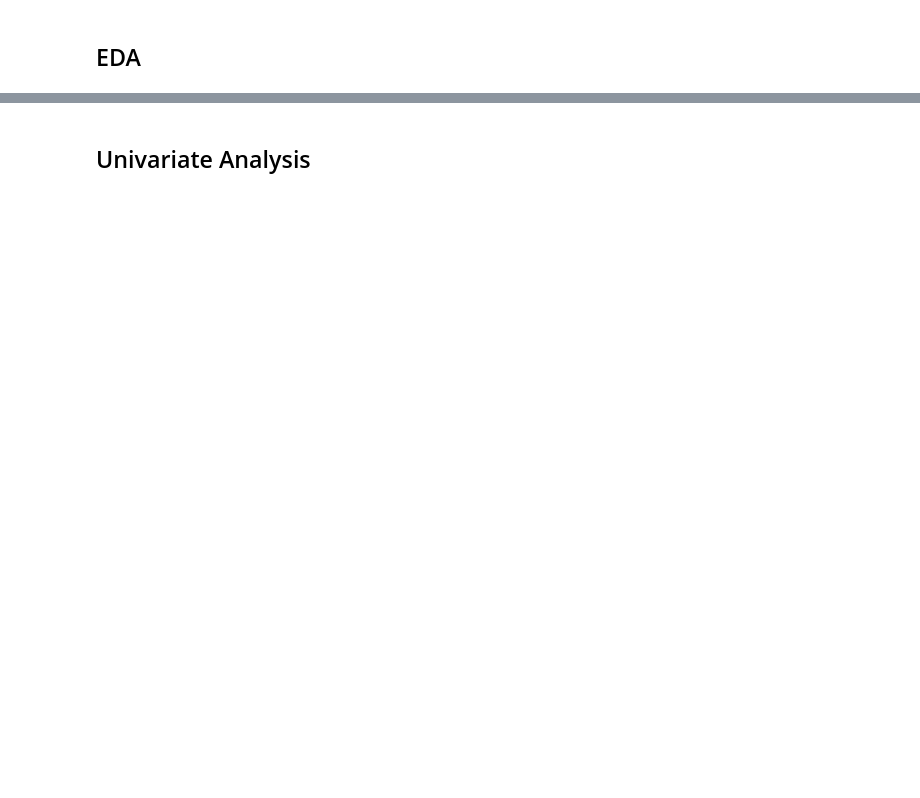
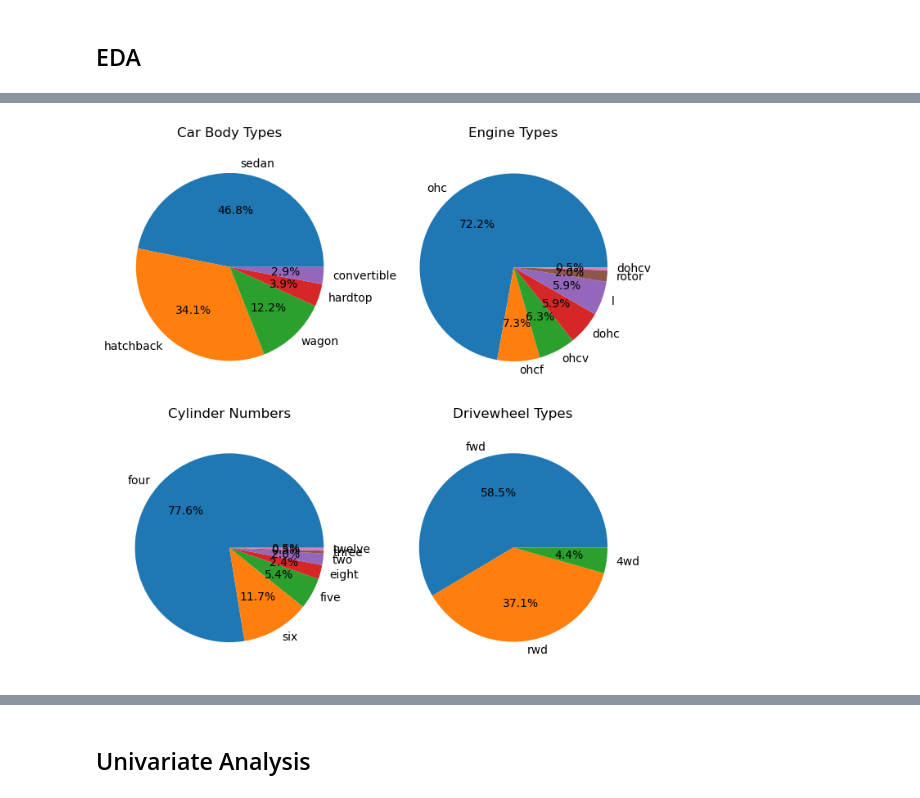
Before and after one commit to mohammedtareeq786/Kuruma_Auto, a Jupyter notebook: Kuruma_Auto_EDA.ipynb, the cells around one changed output, grey strips where cells are left out. Drawn from its saved outputs; the diff is of its cells as text; code cells hidden in the pictures; blank space fills up the shorter version.

```diff
--- a/Kuruma_Auto_EDA.ipynb
+++ b/Kuruma_Auto_EDA.ipynb
@@ -168,0 +242,49 @@ Catagories in 'fuelsystem' type variable:  ['mpfi' '2bbl' 'mfi' '1bbl' 'spfi' '4
+# %%
+import matplotlib.pyplot as plt
+
+# Get the unique car body types and their counts
+car_body_counts = df_cars['carbody'].value_counts()
+unique_car_body_types = car_body_counts.index.tolist()
+
+# Get the unique engine types and their counts
+engine_type_counts = df_cars['enginetype'].value_counts()
+unique_engine_types = engine_type_counts.index.tolist()
+
+# Get the unique cylinder numbers and their counts
+cylinder_counts = df_cars['cylindernumber'].value_counts()
+unique_cylinder_types = cylinder_counts.index.tolist()
+
+# Get the unique drivewheel types and their counts
+drivewheel_counts = df_cars['drivewheel'].value_counts()
+unique_drivewheel_types = drivewheel_counts.index.tolist()
+
+# Create a 2x2 grid for subplots
+fig, axes = plt.subplots(2, 2, figsize=(7, 7))
+
+# Plot the first pie chart for car body types
+axes[0, 0].pie(car_body_counts, labels=unique_car_body_types, autopct='%1.1f%%')
+axes[0, 0].set_title('Car Body Types')
+axes[0, 0].axis('equal')
+
+# Plot the second pie chart for engine types
+axes[0, 1].pie(engine_type_counts, labels=unique_engine_types, autopct='%1.1f%%')
+axes[0, 1].set_title('Engine Types')
+axes[0, 1].axis('equal')
+
+# Plot the third pie chart for cylinder numbers
+axes[1, 0].pie(cylinder_counts, labels=unique_cylinder_types, autopct='%1.1f%%')
+axes[1, 0].set_title('Cylinder Numbers')
+axes[1, 0].axis('equal')
+
+# Plot the fourth pie chart for drivewheel types
+axes[1, 1].pie(drivewheel_counts, labels=unique_drivewheel_types, autopct='%1.1f%%')
+axes[1, 1].set_title('Drivewheel Types')
+axes[1, 1].axis('equal')
+
+# Adjust the layout
+fig.tight_layout()
+
+# Display the charts
+plt.show()
+# %% [output]
+[figure, added]
```
Also changed, not shown: parts of 80 cells of this notebook.
